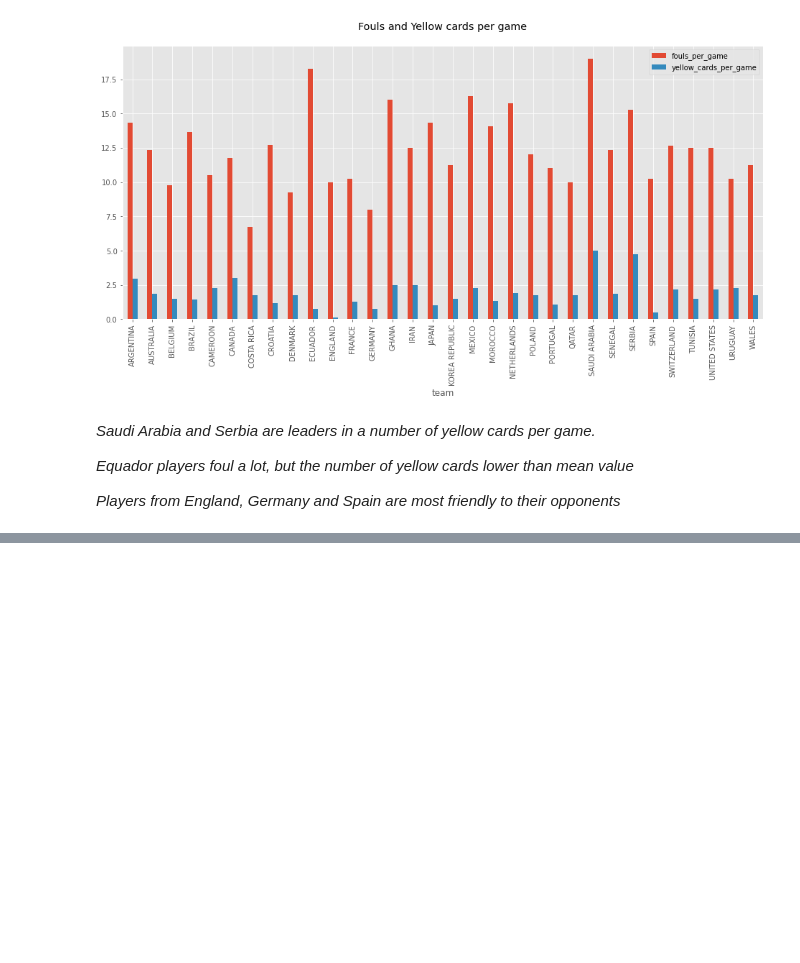
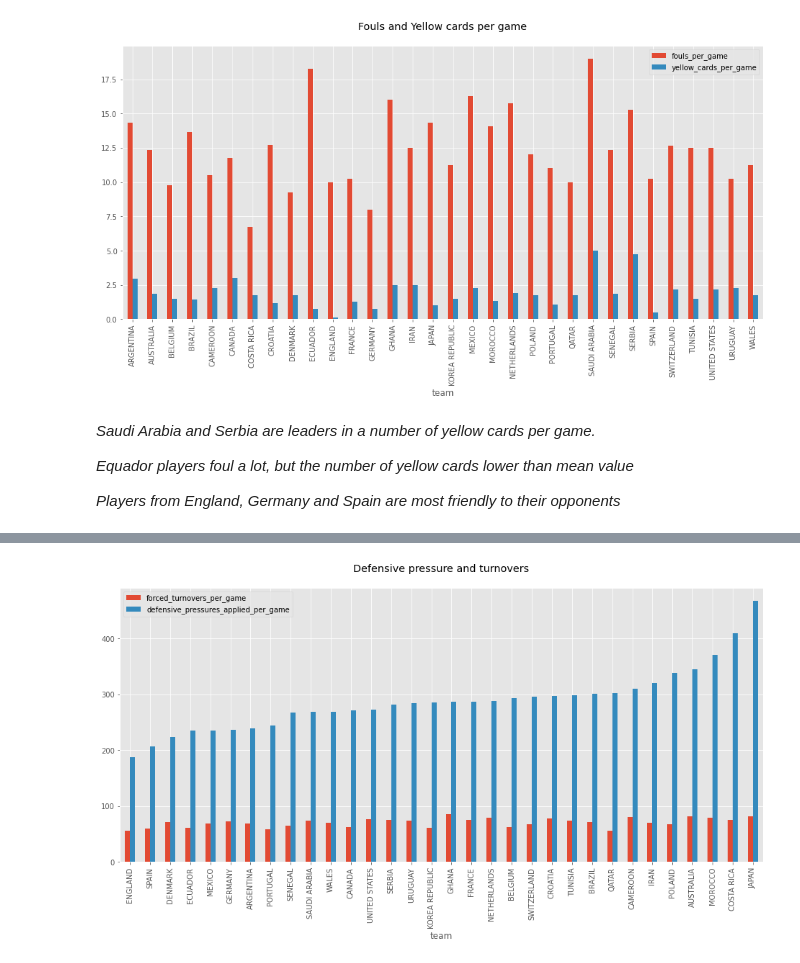
Before and after one commit to avgalkov/Kaggle-research, a Jupyter notebook: fifa-2022-world-cup-research.ipynb, the cells around one changed output, grey strips where cells are left out. Drawn from its saved outputs; the diff is of its cells as text; code cells hidden in the pictures; blank space fills up the shorter version.

```diff
--- a/fifa-2022-world-cup-research.ipynb
+++ b/fifa-2022-world-cup-research.ipynb
@@ -761,3 +687,8 @@ plt.show()
 *Equador players foul a lot, but the number of yellow cards lower than mean value*
 
 *Players from England, Germany and Spain are most friendly to their opponents*
+# %%
+pressure = df_all[['team1', 'team2', 'forced_turnovers_team1', 'forced_turnovers_team2',
+       'defensive_pressures_applied_team1',
+       'defensive_pressures_applied_team2']]
+pressure.head()
@@ -763,0 +702,18 @@ plt.show()
+# %%
+home_pressure = pressure \
+    .groupby('team1',as_index=False) \
+    .agg({"forced_turnovers_team1":"mean",
+          "defensive_pressures_applied_team1":"mean"}) \
+    .rename(columns={"team1":"team",
+                     "forced_turnovers_team1":"home_forced_turnovers",
+                    "defensive_pressures_applied_team1":"home_defensive_pressures_applied"})
+away_pressure = pressure \
+    .groupby('team2',as_index=False) \
+    .agg({"forced_turnovers_team2":"mean",
+          "defensive_pressures_applied_team2":"mean"}) \
+    .rename(columns={"team2":"team",
+                     "forced_turnovers_team2":"away_forced_turnovers",
+                    "defensive_pressures_applied_team2":"away_defensive_pressures_applied"})
+# %%
+total_pressure = home_pressure.merge(away_pressure, on = 'team').copy().round(2)
+total_pressure.head()
@@ -763,0 +727,9 @@ plt.show()
+# %%
+total_pressure = total_pressure \
+    .assign(forced_turnovers_per_game = \
+            (total_pressure.home_forced_turnovers + total_pressure.away_forced_turnovers) / 2).round(2)
+total_pressure = total_pressure \
+    .assign(defensive_pressures_applied_per_game = \
+            (total_pressure.home_defensive_pressures_applied + total_pressure.away_defensive_pressures_applied) / 2).round(2)
+total_pressure = total_pressure.set_index('team')
+total_pressure.head()
@@ -763,0 +744,9 @@ plt.show()
+# %%
+total_pressure = total_pressure[['forced_turnovers_per_game', 'defensive_pressures_applied_per_game']] \
+    .copy() \
+
+total_pressure.sort_values('defensive_pressures_applied_per_game') \
+    .plot(kind='bar', title = 'Defensive pressure and turnovers\n')
+plt.show()
+# %% [output]
+[figure, added]
```
Also changed, not shown: parts of 11 cells of this notebook.
